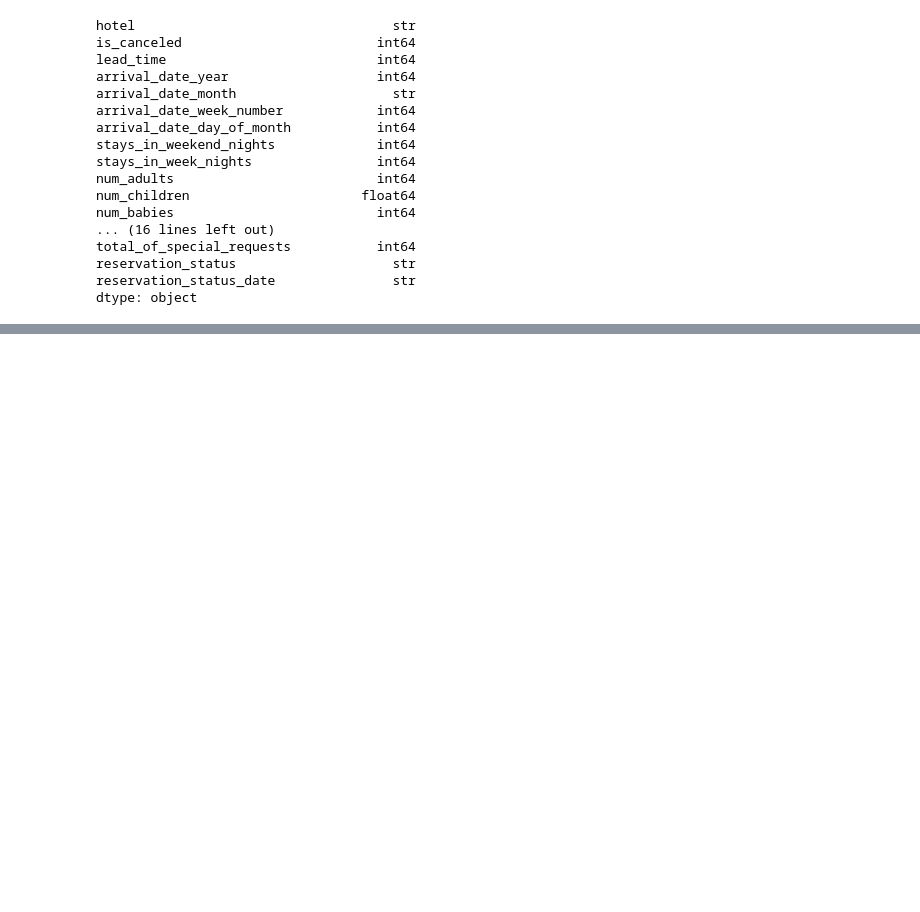
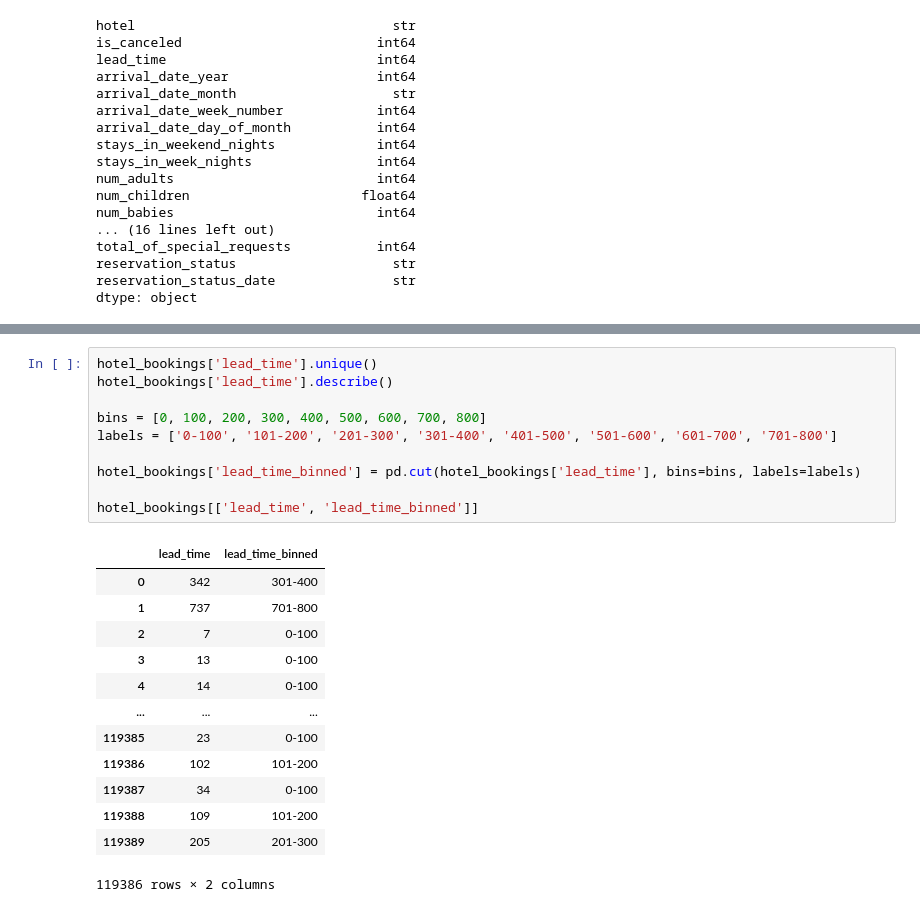
Before and after one commit to mjhess01/Data-Cleaning-Walkthrough, a Jupyter notebook: Data_Cleaning_Demo.ipynb, the cells around one changed output, grey strips where cells are left out. Saved outputs shown, nothing was run; the diff lists cells and outputs as text; blank space fills up the shorter version.

```diff
--- a/Data_Cleaning_Demo.ipynb
+++ b/Data_Cleaning_Demo.ipynb
@@ -50,0 +128,24 @@ hotel_bookings = hotel_bookings.astype({'is_canceled': 'boolean', 'is_repeated_g
+# %%
+hotel_bookings['lead_time'].unique()
+hotel_bookings['lead_time'].describe()
+
+bins = [0, 100, 200, 300, 400, 500, 600, 700, 800]
+labels = ['0-100', '101-200', '201-300', '301-400', '401-500', '501-600', '601-700', '701-800']
+
+hotel_bookings['lead_time_binned'] = pd.cut(hotel_bookings['lead_time'], bins=bins, labels=labels)
+
+hotel_bookings[['lead_time', 'lead_time_binned']]
+# %% [output]
+|  | lead_time | lead_time_binned |
+| 0 | 342 | 301-400 |
+| 1 | 737 | 701-800 |
+| 2 | 7 | 0-100 |
+| 3 | 13 | 0-100 |
+| 4 | 14 | 0-100 |
+| ... | ... | ... |
+| 119385 | 23 | 0-100 |
+| 119386 | 102 | 101-200 |
+| 119387 | 34 | 0-100 |
+| 119388 | 109 | 101-200 |
+| 119389 | 205 | 201-300 |
+119386 rows × 2 columns
```
Also changed, not shown: parts of 10 cells of this notebook.
